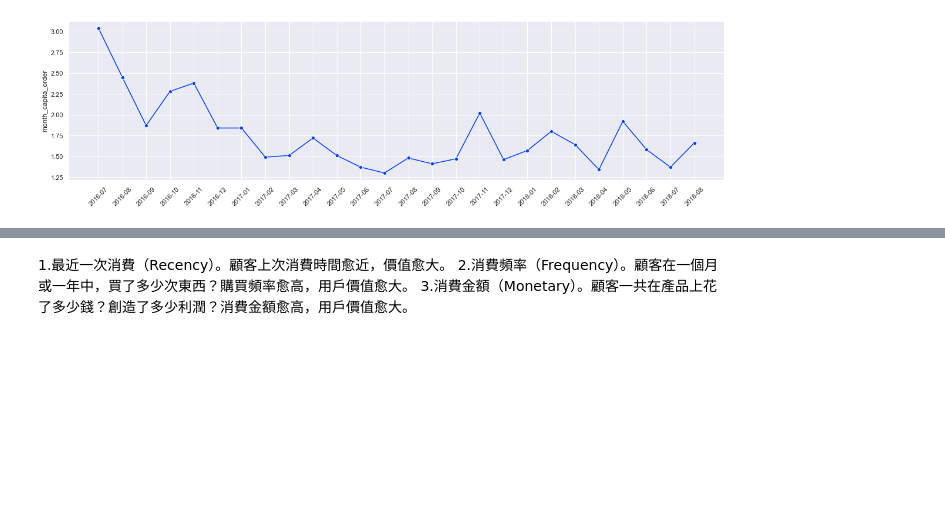
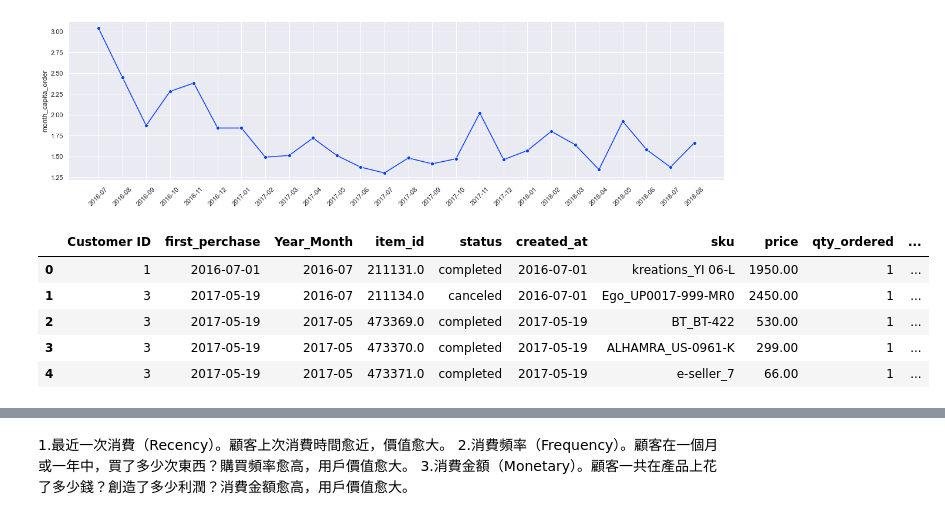
Before and after one commit to LiangYuDer/E-commerce-Analysis, a Jupyter notebook: ec_analysis.ipynb, the cells around one changed output, grey strips where cells are left out. Saved outputs shown, nothing was run; the diff lists cells and outputs as text; code cells hidden in the pictures; blank space fills up the shorter version.

```diff
--- a/ec_analysis.ipynb
+++ b/ec_analysis.ipynb
@@ -204,3 +204,17 @@ ax.set_ylabel("month_capita_order")
 plt.xticks(rotation=45);
 # %% [output]
 [figure]
+# %%
+#4 統計每月新舊客的人數和各自的營收貢獻
+# 新舊客定義為第一次購買為新客，若往後月份回購即列為舊客
+iffirst_perchase = dt[dt["status"] == "completed"].groupby("Customer ID")["created_at_date"].agg("min").reset_index()
+iffirst_perchase.columns = ["Customer ID","first_perchase"]
+iffirst_perchase = iffirst_perchase.merge(dt,how="left")
+iffirst_perchase.head()
+# %% [output]
+|  | Customer ID | first_perchase | Year_Month | item_id | status | created_at | sku | price | qty_ordered | ... |
+| 0 | 1 | 2016-07-01 | 2016-07 | 211131.0 | completed | 2016-07-01 | kreations_YI 06-L | 1950.00 | 1 | ... |
+| 1 | 3 | 2017-05-19 | 2016-07 | 211134.0 | canceled | 2016-07-01 | Ego_UP0017-999-MR0 | 2450.00 | 1 | ... |
+| 2 | 3 | 2017-05-19 | 2017-05 | 473369.0 | completed | 2017-05-19 | BT_BT-422 | 530.00 | 1 | ... |
+| 3 | 3 | 2017-05-19 | 2017-05 | 473370.0 | completed | 2017-05-19 | ALHAMRA_US-0961-K | 299.00 | 1 | ... |
+| 4 | 3 | 2017-05-19 | 2017-05 | 473371.0 | completed | 2017-05-19 | e-seller_7 | 66.00 | 1 | ... |
```
Also changed, not shown: parts of 13 cells of this notebook.
